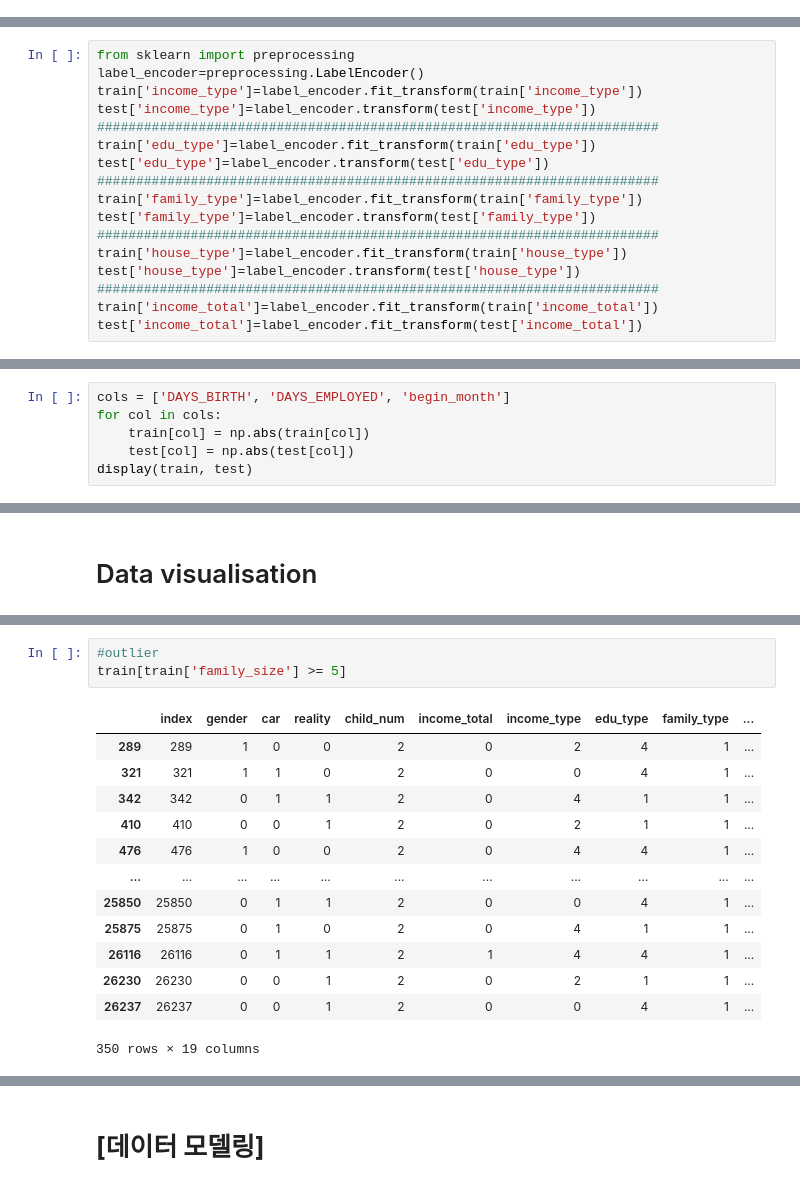
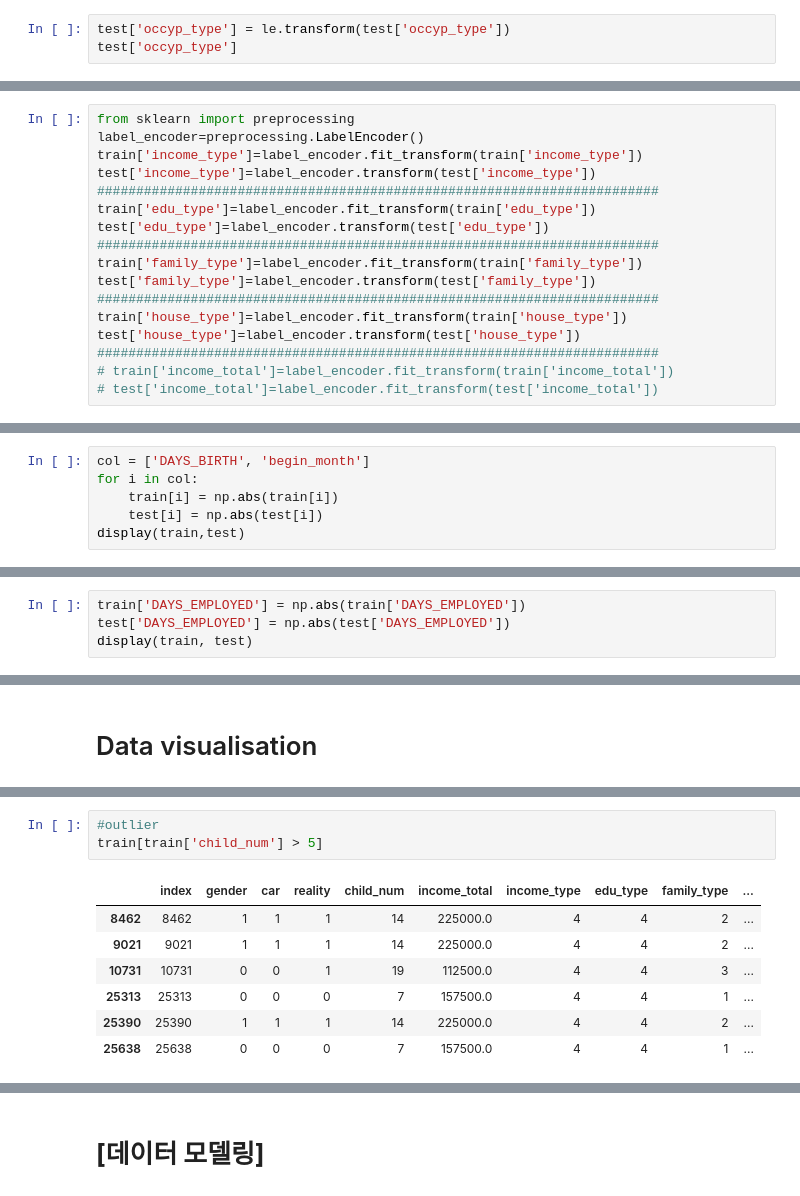
Before and after one commit to Yena-Ahn/Machine-Learning-Study, a Jupyter notebook: credit_card/credit_card_pred.ipynb, the cells around one changed output, grey strips where cells are left out. Drawn from its saved outputs; the diff is of its cells as text.

```diff
--- a/credit_card/credit_card_pred.ipynb
+++ b/credit_card/credit_card_pred.ipynb
@@ -165,3 +139,6 @@ array(['Accountants', 'Cleaning staff', 'Cooking staff', 'Core staff',
        'NaN', 'Private service staff', 'Realty agents', 'Sales staff',
        'Secretaries', 'Security staff', 'Waiters/barmen staff'],
       dtype=object)
+# %%
+test['occyp_type'] = le.transform(test['occyp_type'])
+test['occyp_type']
@@ -324,5 +255,5 @@ test['family_type']=label_encoder.transform(test['family_type'])
 train['house_type']=label_encoder.fit_transform(train['house_type'])
 test['house_type']=label_encoder.transform(test['house_type'])
 ########################################################################
-train['income_total']=label_encoder.fit_transform(train['income_total'])
-test['income_total']=label_encoder.fit_transform(test['income_total'])
+# train['income_total']=label_encoder.fit_transform(train['income_total'])
+# test['income_total']=label_encoder.fit_transform(test['income_total'])
@@ -358,0 +299,6 @@ test['income_total']=label_encoder.fit_transform(test['income_total'])
+# %%
+col = ['DAYS_BIRTH', 'begin_month']
+for i in col:
+    train[i] = np.abs(train[i])
+    test[i] = np.abs(test[i])
+display(train,test)
@@ -393,10 +366,8 @@ display(train, test)
 # %% [markdown]
 # Negative values to positive values
 # %%
-cols = ['DAYS_BIRTH', 'DAYS_EMPLOYED', 'begin_month']
-for col in cols:
-    train[col] = np.abs(train[col])
-    test[col] = np.abs(test[col])
+train['DAYS_EMPLOYED'] = np.abs(train['DAYS_EMPLOYED'])
+test['DAYS_EMPLOYED'] = np.abs(test['DAYS_EMPLOYED'])
 display(train, test)
 # %% [output]
 |  | index | gender | car | reality | child_num | income_total | income_type | edu_type | family_type | ... |
@@ -447,17 +412,11 @@ sns.histplot(train['family_size'])
 # %%
 #outlier
-train[train['family_size'] >= 5]
+train[train['child_num'] > 5]
 # %% [output]
 |  | index | gender | car | reality | child_num | income_total | income_type | edu_type | family_type | ... |
-| 289 | 289 | 1 | 0 | 0 | 2 | 0 | 2 | 4 | 1 | ... |
-| 321 | 321 | 1 | 1 | 0 | 2 | 0 | 0 | 4 | 1 | ... |
-| 342 | 342 | 0 | 1 | 1 | 2 | 0 | 4 | 1 | 1 | ... |
-| 410 | 410 | 0 | 0 | 1 | 2 | 0 | 2 | 1 | 1 | ... |
-| 476 | 476 | 1 | 0 | 0 | 2 | 0 | 4 | 4 | 1 | ... |
-| ... | ... | ... | ... | ... | ... | ... | ... | ... | ... | ... |
-| 25850 | 25850 | 0 | 1 | 1 | 2 | 0 | 0 | 4 | 1 | ... |
-| 25875 | 25875 | 0 | 1 | 0 | 2 | 0 | 4 | 1 | 1 | ... |
-| 26116 | 26116 | 0 | 1 | 1 | 2 | 1 | 4 | 4 | 1 | ... |
-| 26230 | 26230 | 0 | 0 | 1 | 2 | 0 | 2 | 1 | 1 | ... |
-| 26237 | 26237 | 0 | 0 | 1 | 2 | 0 | 0 | 4 | 1 | ... |
+| 8462 | 8462 | 1 | 1 | 1 | 14 | 225000.0 | 4 | 4 | 2 | ... |
+| 9021 | 9021 | 1 | 1 | 1 | 14 | 225000.0 | 4 | 4 | 2 | ... |
+| 10731 | 10731 | 0 | 0 | 1 | 19 | 112500.0 | 4 | 4 | 3 | ... |
+| 25313 | 25313 | 0 | 0 | 0 | 7 | 157500.0 | 4 | 4 | 1 | ... |
+| 25390 | 25390 | 1 | 1 | 1 | 14 | 225000.0 | 4 | 4 | 2 | ... |
+| 25638 | 25638 | 0 | 0 | 0 | 7 | 157500.0 | 4 | 4 | 1 | ... |
-350 rows × 19 columns
```
Also changed, not shown: parts of 47 cells of this notebook.
